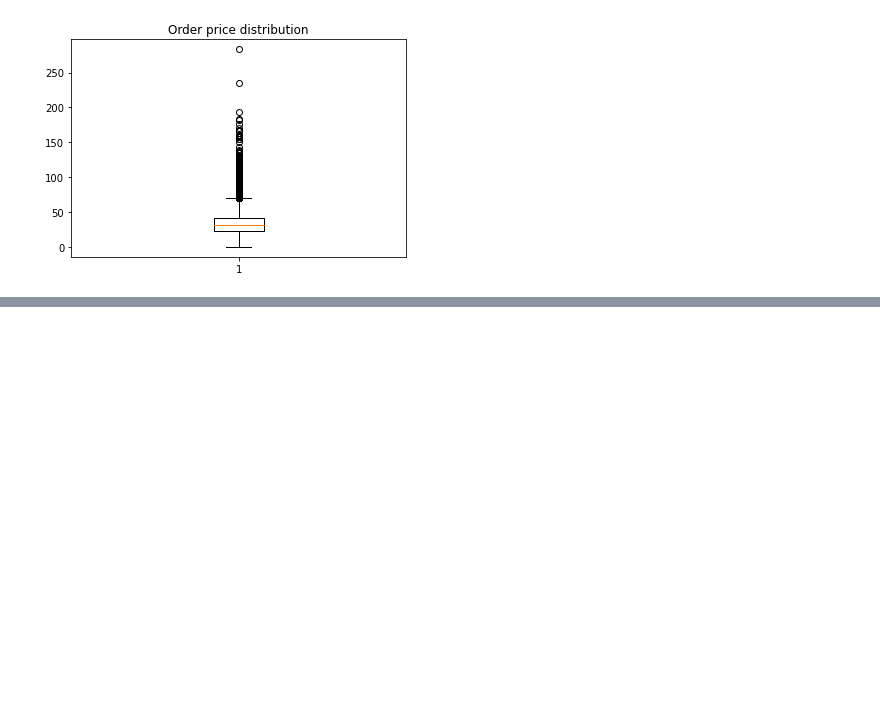
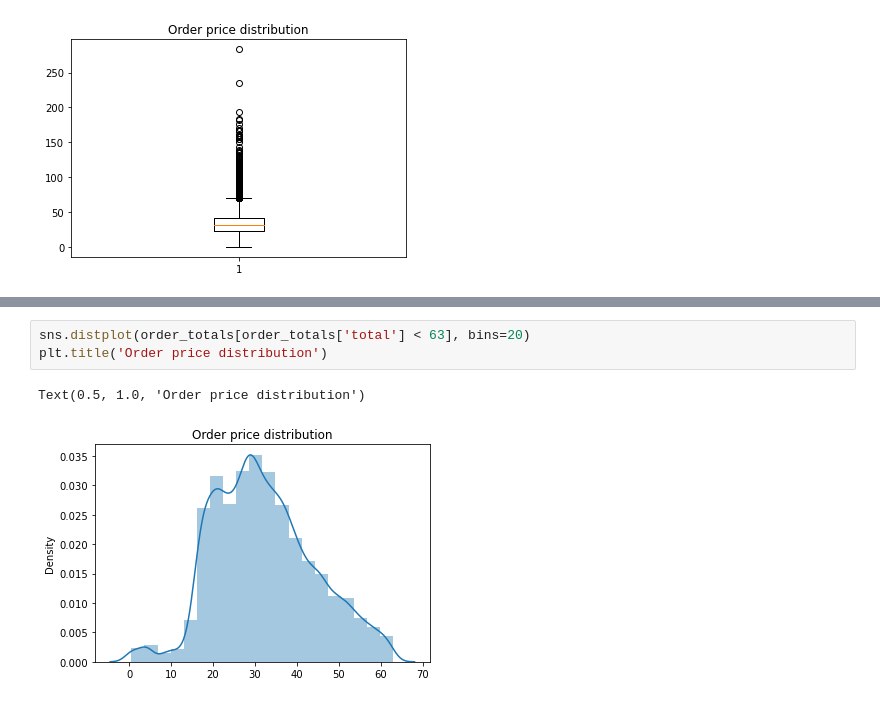
Before and after one commit to DeovratP/Logistic-Regression, a Jupyter notebook: Online_food_delivery_analysis/Online_food_delivery_analysis.ipynb, the cells around one changed output, grey strips where cells are left out. Cells and saved outputs as stored; diff of their text form; blank space fills up the shorter version.

```diff
--- a/Online_food_delivery_analysis/Online_food_delivery_analysis.ipynb
+++ b/Online_food_delivery_analysis/Online_food_delivery_analysis.ipynb
@@ -404,0 +414,6 @@ print('El 95% de las ordenes son menores o iguales a {percentile} GBP'.format(pe
+# %%
+sns.distplot(order_totals[order_totals['total'] < 63], bins=20)
+plt.title('Order price distribution')
+# %% [output]
+Text(0.5, 1.0, 'Order price distribution')
+[figure, added]
```
Also changed, not shown: parts of 2 cells of this notebook.
